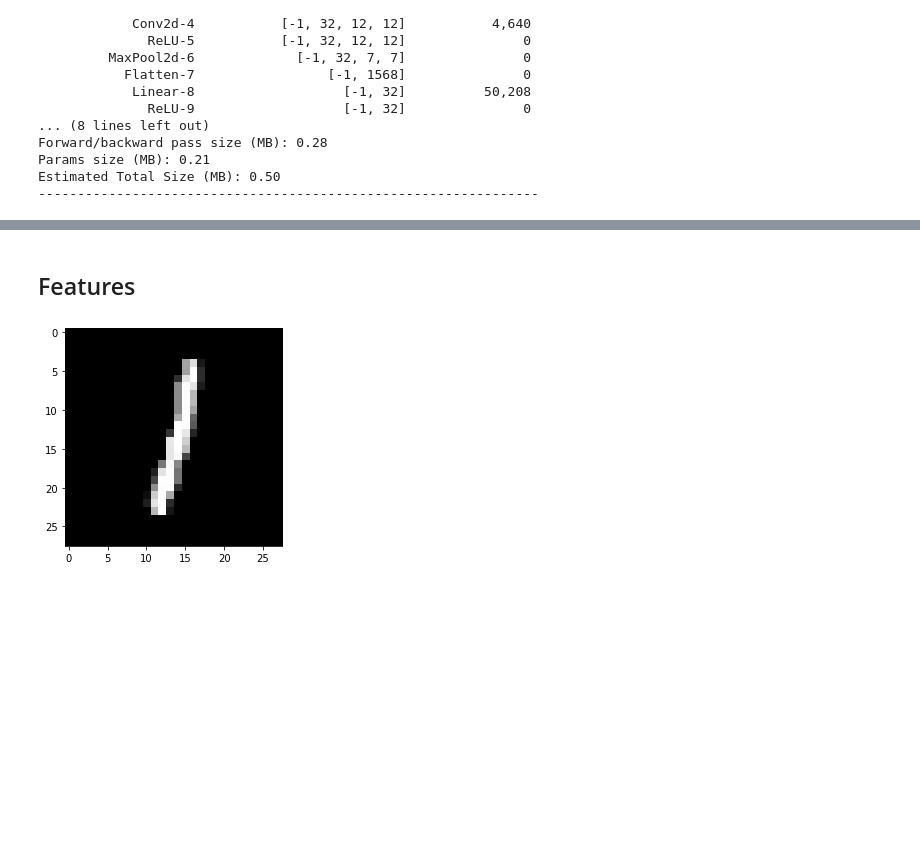
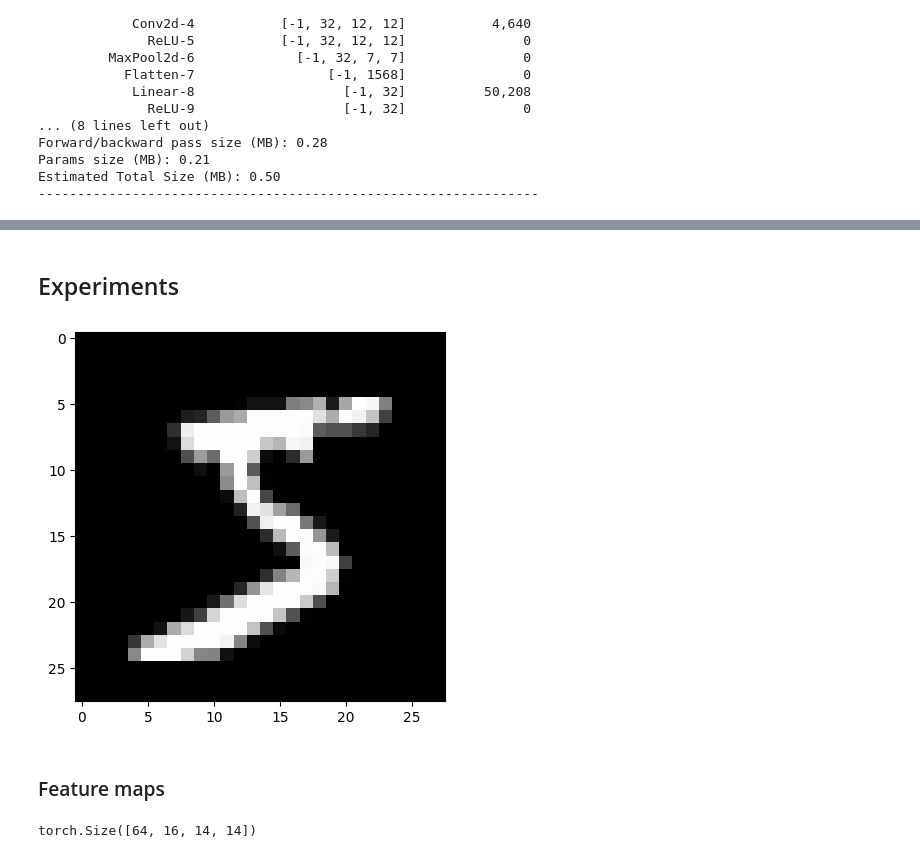
Before and after one commit to denev6/deep-learning-codes, a Jupyter notebook: models/cnn.ipynb, the cells around one changed output, grey strips where cells are left out. Cells and saved outputs as stored; diff of their text form; code cells hidden in the pictures; blank space fills up the shorter version.

```diff
--- a/models/cnn.ipynb
+++ b/models/cnn.ipynb
@@ -32,13 +34,12 @@ Mounted at /content/drive
 mnist_train = datasets.MNIST(
     root=data_path, train=True, transform=transforms.ToTensor(), download=True
 )
-
 mnist_test = datasets.MNIST(
     root=data_path, train=False, transform=transforms.ToTensor(), download=True
 )
 
 data_loader = torch.utils.data.DataLoader(
-    dataset=mnist_train, batch_size=batch_size, shuffle=True
+    dataset=mnist_train, batch_size=batch_size, shuffle=False
 )
 # %%
 print("X", mnist_train.train_data.size())
@@ -193,4 +184,4 @@ Accuracy: 0.97910
 # %%
 torch.save(model.state_dict(), "/content/drive/MyDrive/MNIST/cnn.pth")
 # %% [markdown]
-## Features
+## Experiments
@@ -201,5 +202,13 @@ feat1, feat2, logits = model(images.to(device), get_features=True)
 # %%
-plt.imshow(images[0].reshape(28, 28), cmap="gray")
+image_idx = 0
+plt.imshow(images[image_idx].reshape(28, 28), cmap="gray")
 plt.show()
 # %% [output]
-[figure, old version]
+[figure, new version]
+# %% [markdown]
+### Feature maps
+# %%
+feature_map = feature_maps[-1]
+feature_map.shape
+# %% [output]
+torch.Size([64, 16, 14, 14])
```
Also changed, not shown: parts of 28 cells of this notebook, 2 other files.
